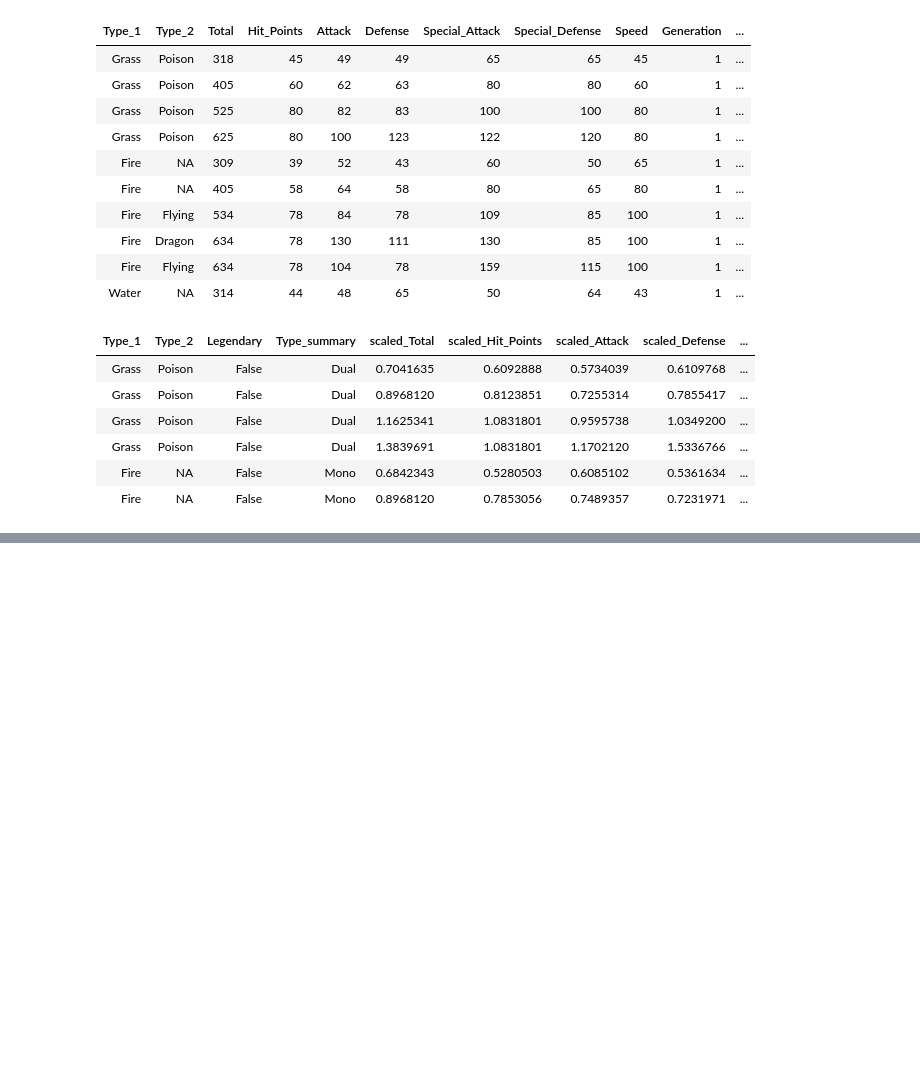
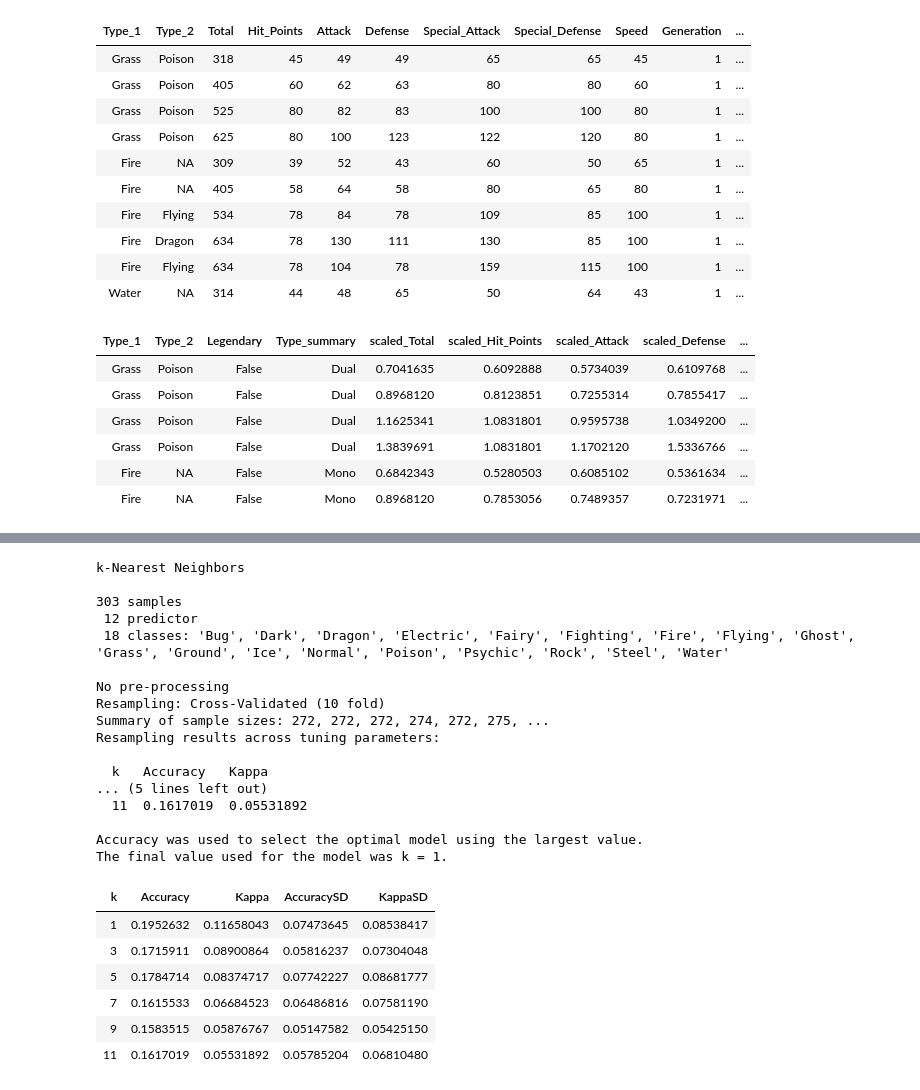
Before and after one commit to Towelat/DSCI--group-7, a Jupyter notebook: group_7_project.ipynb, the cells around one changed output, grey strips where cells are left out. Drawn from its saved outputs; the diff is of its cells as text; code cells hidden in the pictures; blank space fills up the shorter version.

```diff
--- a/group_7_project.ipynb
+++ b/group_7_project.ipynb
@@ -272,0 +391,47 @@ The final value used for the model was k = 10.
+# %%
+#knn using mono types data only to predict Type_1 (model 2)
+set.seed(5678)
+training_rows2 <- scaled_pokemon %>%
+mutate(Type_1 = as.factor(Type_1)) %>%
+  select(Type_1) %>%
+  unlist() %>%
+  createDataPartition(p = 0.80, list = FALSE)
+
+Y_type1 <- training_set %>% select(Type_1) %>% unlist()
+
+k <- c(1,3,5,7,9,11)
+ks <- data.frame(k)
+
+
+train_control2 <- trainControl(method = "cv", number = 10)
+
+choose_k <- train(x = X_attributes, y = Y_type1, method = 'knn', tuneGrid = ks, trControl = train_control2)
+choose_k
+
+k_accuracies2 <- choose_k$results
+k_accuracies2
+# %% [output]
+k-Nearest Neighbors
+
+303 samples
+ 12 predictor
+ 18 classes: 'Bug', 'Dark', 'Dragon', 'Electric', 'Fairy', 'Fighting', 'Fire', 'Flying', 'Ghost', 'Grass', 'Ground', 'Ice', 'Normal', 'Poison', 'Psychic', 'Rock', 'Steel', 'Water'
+
+No pre-processing
+Resampling: Cross-Validated (10 fold)
+Summary of sample sizes: 272, 272, 272, 274, 272, 275, ...
+Resampling results across tuning parameters:
+
+  k   Accuracy   Kappa
+... (5 lines left out)
+  11  0.1617019  0.05531892
+
+Accuracy was used to select the optimal model using the largest value.
+The final value used for the model was k = 1.
+| k | Accuracy | Kappa | AccuracySD | KappaSD |
+| 1 | 0.1952632 | 0.11658043 | 0.07473645 | 0.08538417 |
+| 3 | 0.1715911 | 0.08900864 | 0.05816237 | 0.07304048 |
+| 5 | 0.1784714 | 0.08374717 | 0.07742227 | 0.08681777 |
+| 7 | 0.1615533 | 0.06684523 | 0.06486816 | 0.07581190 |
+| 9 | 0.1583515 | 0.05876767 | 0.05147582 | 0.05425150 |
+| 11 | 0.1617019 | 0.05531892 | 0.05785204 | 0.06810480 |
```
Also changed, not shown: parts of 12 cells of this notebook.
